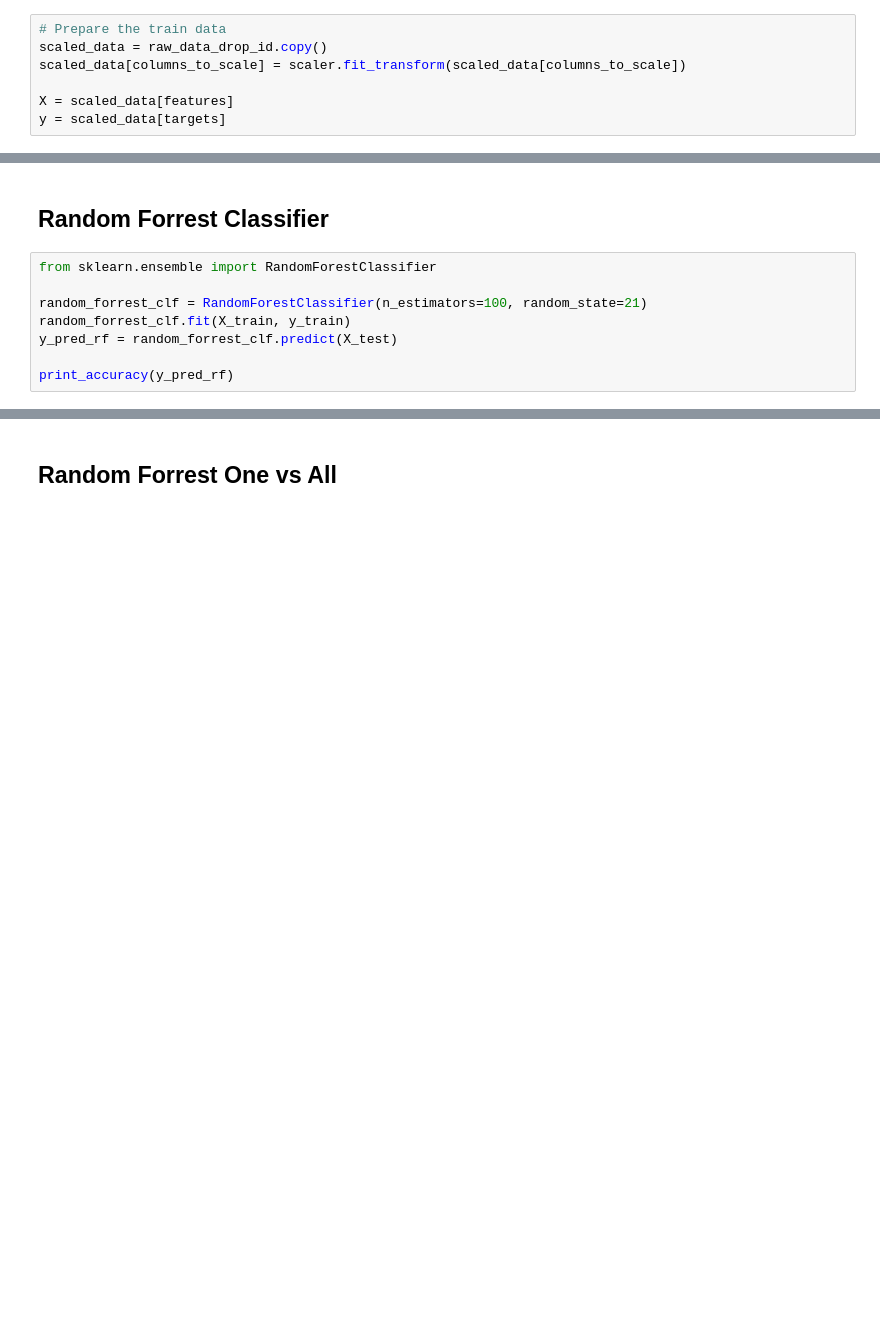
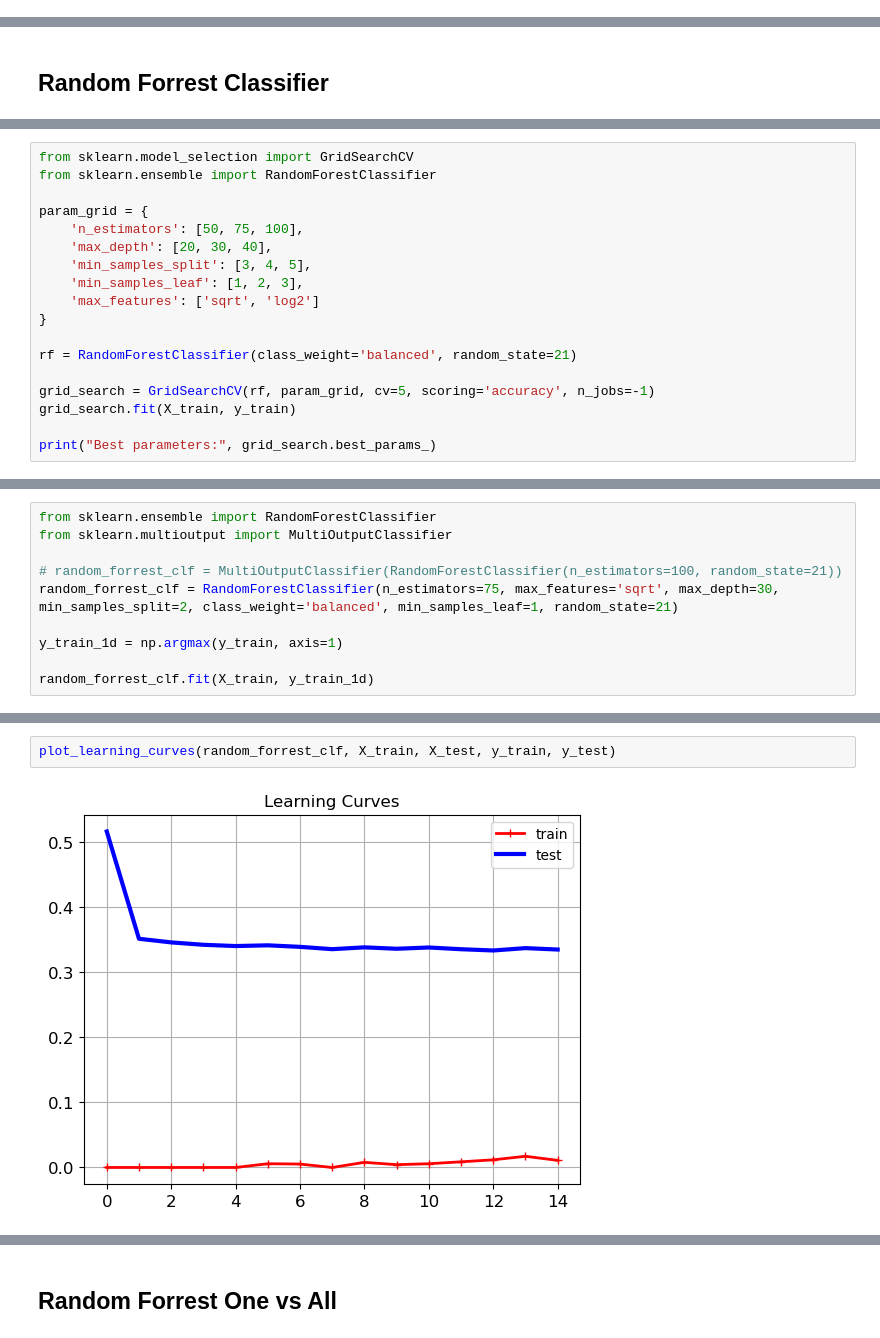
Before and after one commit to Hakonimatata/MachineLearning, a Jupyter notebook: Assignment_1/A1.ipynb, the cells around one changed output, grey strips where cells are left out. Drawn from its saved outputs; the diff is of its cells as text; blank space fills up the shorter version.

```diff
--- a/Assignment_1/A1.ipynb
+++ b/Assignment_1/A1.ipynb
@@ -200,10 +346,3 @@ scaler = StandardScaler()
-# %%
-# Prepare the train data
-scaled_data = raw_data_drop_id.copy()
-scaled_data[columns_to_scale] = scaler.fit_transform(scaled_data[columns_to_scale])
-
-X = scaled_data[features]
-y = scaled_data[targets]
 # %% [markdown]
 ## Split into train and test
 # %%
@@ -247,10 +366,2 @@ def print_accuracy(y_pred):
 # %% [markdown]
 ## Random Forrest Classifier
-# %%
-from sklearn.ensemble import RandomForestClassifier
-
-random_forrest_clf = RandomForestClassifier(n_estimators=100, random_state=21)
-random_forrest_clf.fit(X_train, y_train)
-y_pred_rf = random_forrest_clf.predict(X_test)
-
-print_accuracy(y_pred_rf)
@@ -272,0 +370,18 @@ weighted avg       0.61      0.34      0.42      3676
+# %%
+from sklearn.model_selection import GridSearchCV
+from sklearn.ensemble import RandomForestClassifier
+
+param_grid = {
+    'n_estimators': [50, 75, 100],
+    'max_depth': [20, 30, 40],
+    'min_samples_split': [3, 4, 5],
+    'min_samples_leaf': [1, 2, 3],
+    'max_features': ['sqrt', 'log2']
+}
+
+rf = RandomForestClassifier(class_weight='balanced', random_state=21)
+
+grid_search = GridSearchCV(rf, param_grid, cv=5, scoring='accuracy', n_jobs=-1)
+grid_search.fit(X_train, y_train)
+
+print("Best parameters:", grid_search.best_params_)
@@ -272,0 +397,10 @@ weighted avg       0.61      0.34      0.42      3676
+# %%
+from sklearn.ensemble import RandomForestClassifier
+from sklearn.multioutput import MultiOutputClassifier
+
+# random_forrest_clf = MultiOutputClassifier(RandomForestClassifier(n_estimators=100, random_state=21))
+random_forrest_clf = RandomForestClassifier(n_estimators=75, max_features='sqrt', max_depth=30, min_samples_split=2, class_weight='balanced', min_samples_leaf=1, random_state=21)
+
+y_train_1d = np.argmax(y_train, axis=1)
+
+random_forrest_clf.fit(X_train, y_train_1d)
@@ -272,0 +432,4 @@ weighted avg       0.61      0.34      0.42      3676
+# %%
+plot_learning_curves(random_forrest_clf, X_train, X_test, y_train, y_test)
+# %% [output]
+[figure, added]
```
Also changed, not shown: parts of 37 cells of this notebook, 9 other files.
